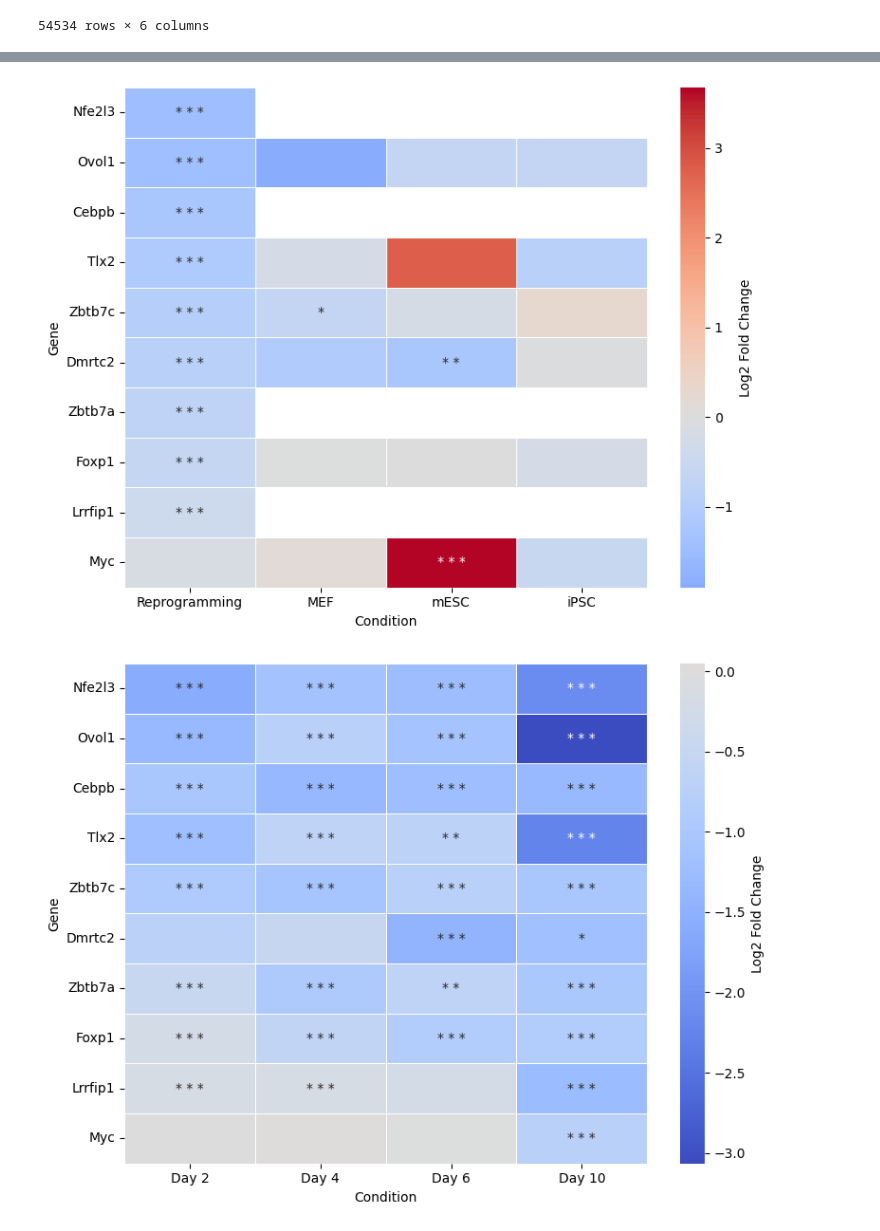
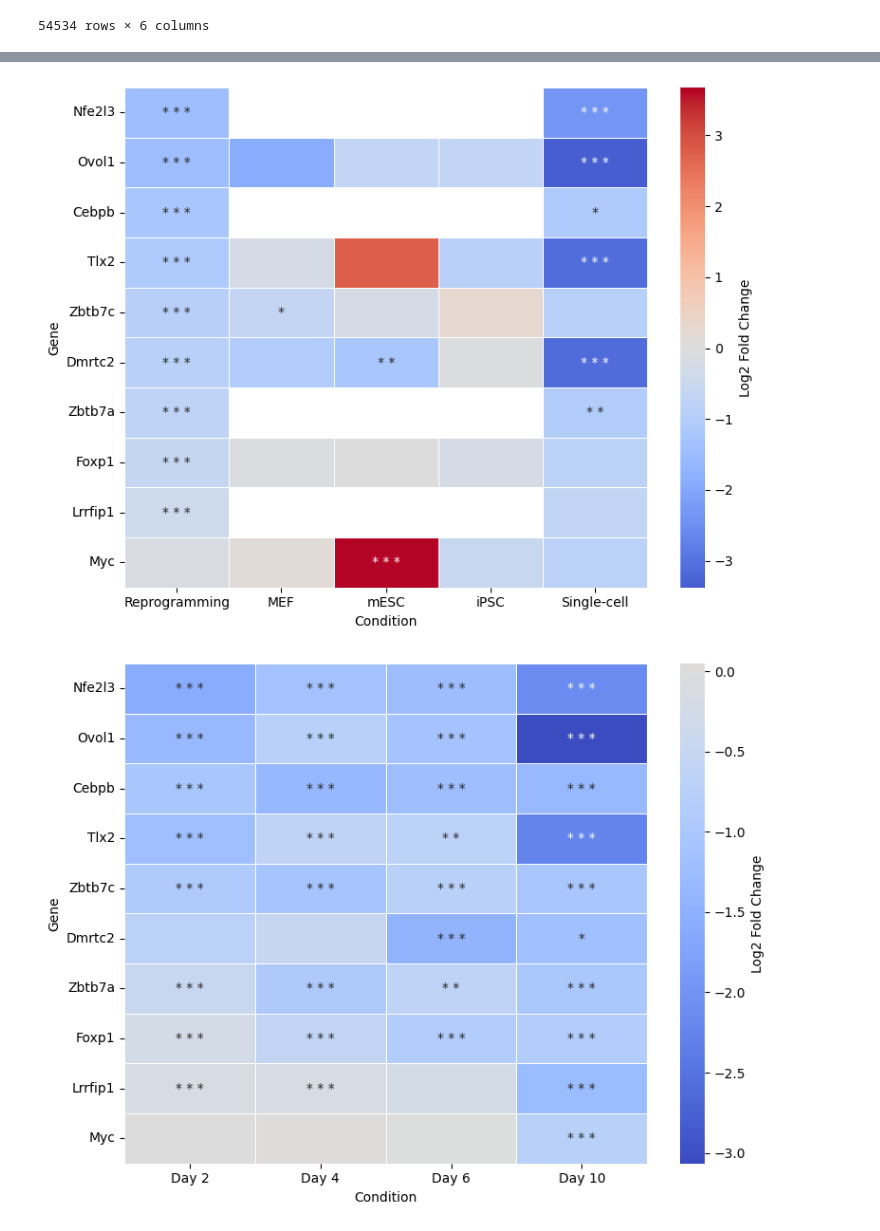
Before and after one commit to logolyte/hic2_masters_project, a Jupyter notebook: Differential expression version 2.ipynb, the cells around one changed output, grey strips where cells are left out. Cells and saved outputs as stored; diff of their text form; code cells hidden in the pictures.

```diff
--- a/Differential expression version 2.ipynb
+++ b/Differential expression version 2.ipynb
@@ -39,0 +80,15 @@ scanpy.pp.filter_genes(adata_raw, min_cells=20)
+# %%
+# Differential expression analysis with pydeseq2
+
+reprogramming_adata = adata[adata.obs["group"].isin({"Hic2", "control"})].copy()
+inference = pydeseq2.dds.DefaultInference(n_cpus=8)
+dds = pydeseq2.dds.DeseqDataSet(
+    counts=counts_df,
+    metadata=metadata_df,
+    design="~group",
+    refit_cooks=True,
+    inference=inference
+)
+
+# Fit model
+dds.deseq2()
@@ -39,0 +116,5 @@ scanpy.pp.filter_genes(adata_raw, min_cells=20)
+# %%
+single_cell_results = pydeseq2.ds.DeseqStats(dds, contrast=["group", "Hic2", "control"], inference=inference)
+
+# compute p-values and adjusted p-values
+single_cell_results.summary()
@@ -774,7 +909,8 @@ stats_dict = {
     "Day 10": day_10_de_stats,
     "MEF": mef_de_stats,
     "mESC": esc_de_stats,
-    "iPSC": ipsc_de_stats
+    "iPSC": ipsc_de_stats,
+    "Single-cell": single_cell_results
 }
 
 bulk_de = pandas.DataFrame(index=reprogramming_de_stats.results_df.index)
@@ -785,7 +921,8 @@ for experiment, stats in stats_dict.items():
     bulk_de[f"{experiment} base mean"] = stats.results_df["baseMean"]
 
 lfc_columns = bulk_de.columns.str.contains("LFC")
-reduced_columns = ["Reprogramming LFC", "Reprogramming p adjusted", "MEF LFC", "MEF p adjusted", "mESC LFC", "mESC p adjusted", "iPSC LFC", "iPSC p adjusted"]
+reduced_columns = ["Reprogramming LFC", "Reprogramming p adjusted", "MEF LFC", "MEF p adjusted", "mESC LFC", "mESC p adjusted",
+                   "iPSC LFC", "iPSC p adjusted", "Single-cell LFC", "Single-cell p adjusted"]
 p_val_columns = bulk_de.columns.str.contains("p value")
 p_adj_columns = bulk_de.columns.str.contains("p adjusted")
 mean_columns = bulk_de.columns.str.contains("base mean")
@@ -814,14 +951,14 @@ bulk_de.loc[genes_of_interest, reduced_columns].sort_values("Reprogramming LFC")
 plot_data = bulk_de.loc[genes_of_interest].sort_values("Reprogramming LFC")
 
 # separate the log fold change columns and the adjusted p-value columns
-lfc_columns = ["Reprogramming LFC", "MEF LFC", "mESC LFC", "iPSC LFC"]
-padj_columns = ["Reprogramming p adjusted", "MEF p adjusted", "mESC p adjusted", "iPSC p adjusted"]
+lfc_columns = ["Reprogramming LFC", "MEF LFC", "mESC LFC", "iPSC LFC", "Single-cell LFC"]
+padj_columns = ["Reprogramming p adjusted", "MEF p adjusted", "mESC p adjusted", "iPSC p adjusted", "Single-cell p adjusted"]
 
 lfc_matrix = plot_data[lfc_columns]
 padj_matrix = plot_data[padj_columns]
 
 # clean the column names for the x-axis labels on the final plot
-lfc_matrix.columns = ["Reprogramming", "MEF", "mESC", "iPSC"]
+lfc_matrix.columns = ["Reprogramming", "MEF", "mESC", "iPSC", "Single-cell"]
 
 # convert the adjusted p-values to a float array
 padj_array = padj_matrix.to_numpy(dtype=float)
@@ -829,34 +966,34 @@ padj_array = padj_matrix.to_numpy(dtype=float)
 numpy.nan_to_num(padj_array, nan=1, copy=False)
 
 # generate an annotation matrix where significant values receive an asterisk
 # the condition ignores nan values to prevent runtime warnings
 significance_annotations = numpy.full(padj_array.shape, "", dtype=numpy.dtypes.StrDType)
 significance_annotations[padj_array < 0.05] += "*"
 significance_annotations[padj_array < 0.01] += " *"
 significance_annotations[padj_array < 0.001] += " *"
 # numpy.where((padj_array < 0.05) & (~numpy.isnan(padj_array)), "*", "")
 
 # initialize the figure canvas
 matplotlib.pyplot.figure(figsize=(8, 6))
 
 # plot the heatmap using a divergent colormap centered at zero
 seaborn.heatmap(
     data=lfc_matrix,
     annot=significance_annotations,
     fmt="s",
     cmap="coolwarm",
     center=0,
     linewidths=0.5,
     cbar_kws={"label": "Log2 Fold Change"}
 )
 
 # apply axis labels and adjust the layout to prevent clipping
 matplotlib.pyplot.xlabel("Condition")
 matplotlib.pyplot.ylabel("Gene")
 matplotlib.pyplot.tight_layout()
 matplotlib.pyplot.show()
 # %% [output]
-[figure, old version]
+[figure, new version]
 # %%
 # Compare time points
 
```
Also changed, not shown: parts of 17 cells of this notebook, 32 other files.
